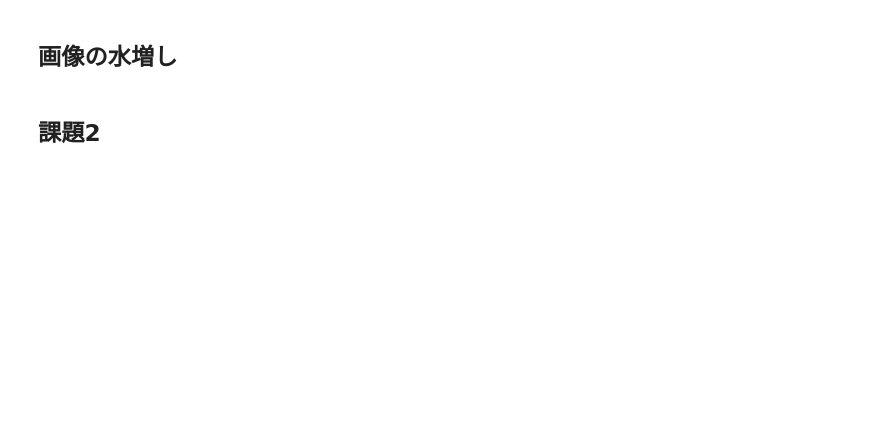
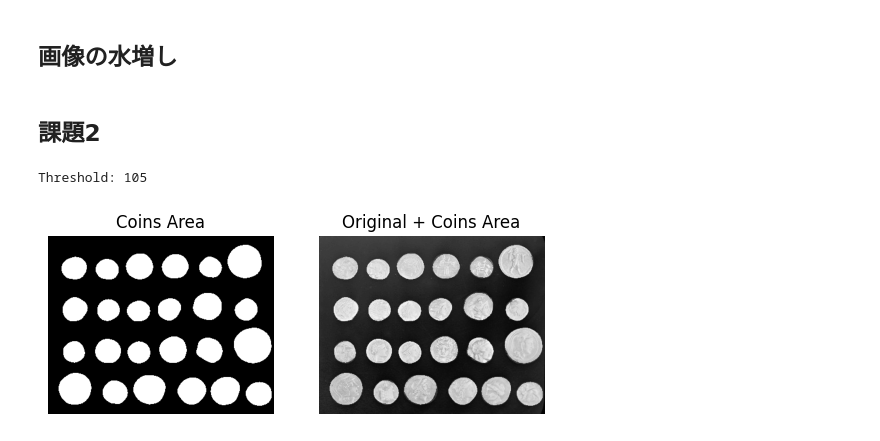
Before and after one commit to Daiki04/lecture, a Jupyter notebook: chapter2.ipynb, the cells around one changed output. Saved outputs shown, nothing was run; the diff lists cells and outputs as text; code cells hidden in the pictures; blank space fills up the shorter version.

```diff
--- a/chapter2.ipynb
+++ b/chapter2.ipynb
@@ -536,6 +587,51 @@ filter4 = np.array([[0, -1, 0],
 filter8 = np.array([[-1, -1, -1],
                     [-1,  9, -1],
                     [-1, -1, -1]])
+# %%
+# 画像データの読み込み
+img_coins = cv2.imread("./imgs/coins.png")
+img_coins_or = cv2.cvtColor(img_coins, cv2.COLOR_BGR2GRAY) # BGR to GRAY
+
+# 平滑化：平均値フィルタ
+img_coins_mean = cv2.blur(img_coins_or, (180, 180))
+
+# 元画像 / 平均値フィルタ * 平均輝度
+img_coins_mean = img_coins_or / img_coins_mean * np.mean(img_coins_or)
+img_coins_mean = np.clip(img_coins_mean, 0, 255).astype(np.uint8)
+
+# 平滑化：中央値
+img_coins_median = cv2.medianBlur(img_coins_mean, 9) # 中央値フィルタ
+
+# 平滑化：ガウスフィルタ
+img_coins_gaus = cv2.GaussianBlur(img_coins_median, (5, 5), 0.0) # ガウスフィルタ
+
+# バイラテラルフィルタ
+img_coins_bil = cv2.bilateralFilter(img_coins_gaus, 9, 90, 90)
+
+# 二値化
+th = 105
+img_coins_th = cv2.threshold(img_coins_bil, th, 255, cv2.THRESH_BINARY)[1]
+
+# 重ね合わせ
+img_coins_th_or = cv2.addWeighted(img_coins_or, 0.5, img_coins_th, 0.5, 0)
+
+# 画像の表示
+print("Threshold: {}".format(th))
+plt.subplot(1, 2, 1)
+plt.imshow(img_coins_th)
+plt.gray()
+plt.axis("off")
+plt.title("Coins Area")
+plt.subplot(1, 2, 2)
+plt.imshow(img_coins_th_or)
+plt.gray()
+plt.axis("off")
+plt.title("Original + Coins Area")
+plt.savefig("./imgs/exercise2_6.png", bbox_inches="tight", pad_inches=0, dpi=600)
+plt.show()
+# %% [output]
+Threshold: 105
+[figure, added]
 # %%
 # 画像データの読み込み
 img_coins = cv2.imread("./imgs/coins.png")
```
Also changed, not shown: parts of 3 cells of this notebook, 35 other files.
